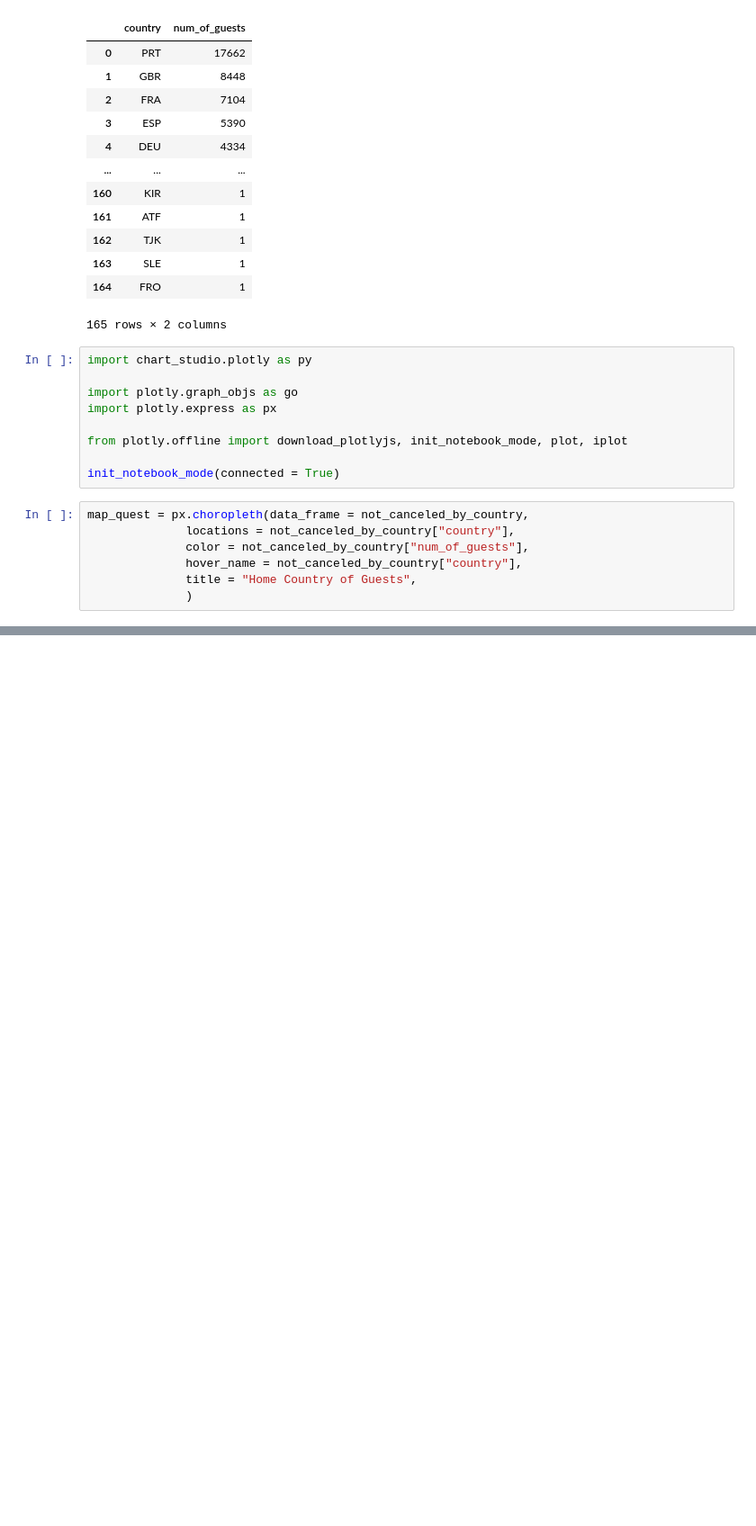
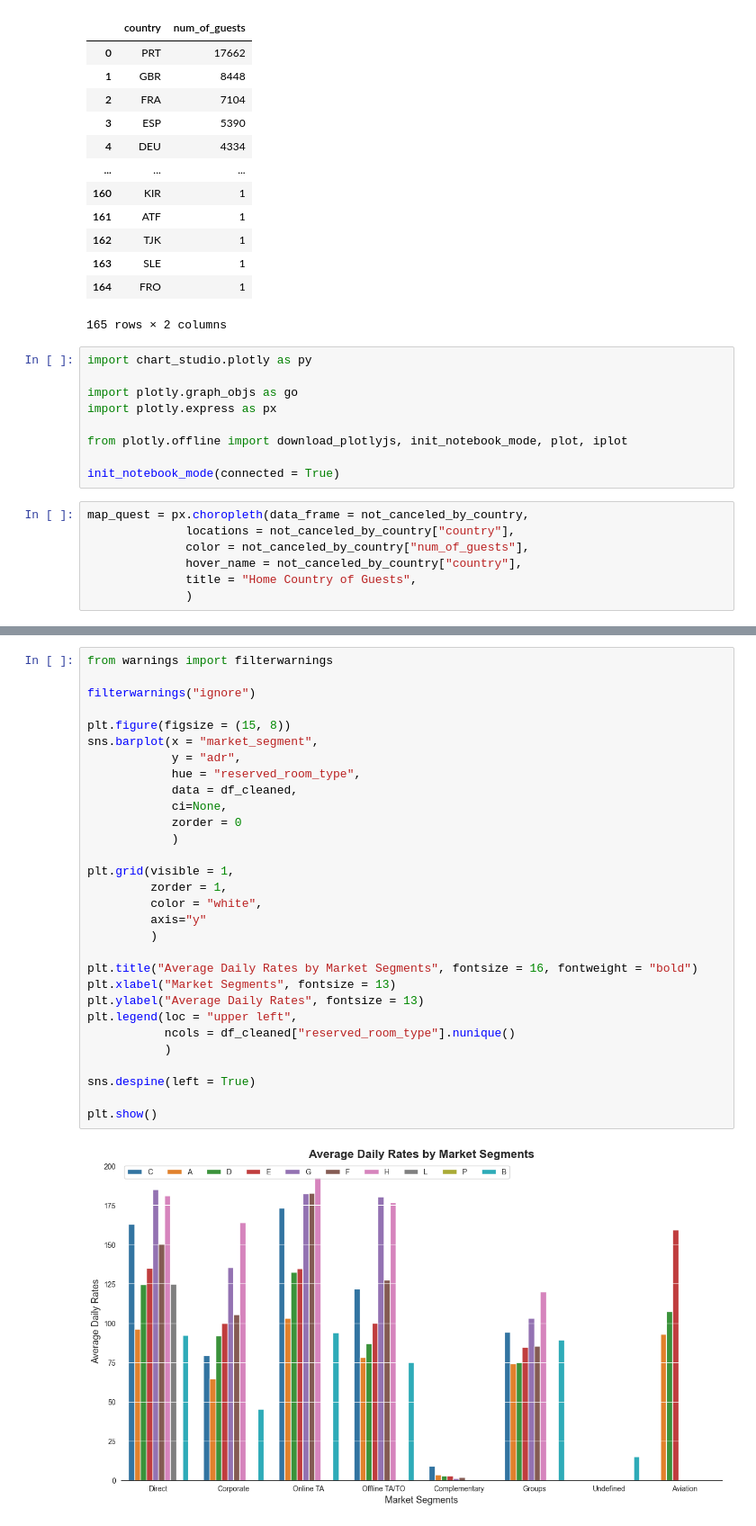
Before and after one commit to tolstoj48/hotel-booking, a Jupyter notebook: hotelbooking.ipynb, the cells around one changed output, grey strips where cells are left out. Shown at 90% size. Cells and saved outputs as stored; diff of their text form; blank space fills up the shorter version.

```diff
--- a/hotelbooking.ipynb
+++ b/hotelbooking.ipynb
@@ -192,0 +284,32 @@ map_quest.show()
+# %%
+from warnings import filterwarnings
+
+filterwarnings("ignore")
+
+plt.figure(figsize = (15, 8))
+sns.barplot(x = "market_segment",
+            y = "adr",
+            hue = "reserved_room_type",
+            data = df_cleaned,
+            ci=None,
+            zorder = 0
+            )
+
+plt.grid(visible = 1,
+         zorder = 1,
+         color = "white",
+         axis="y"
+         )
+
+plt.title("Average Daily Rates by Market Segments", fontsize = 16, fontweight = "bold")
+plt.xlabel("Market Segments", fontsize = 13)
+plt.ylabel("Average Daily Rates", fontsize = 13)
+plt.legend(loc = "upper left",
+           ncols = df_cleaned["reserved_room_type"].nunique()
+           )
+
+sns.despine(left = True)
+
+plt.show()
+# %% [output]
+[figure, added]
```
Also changed, not shown: parts of 6 cells of this notebook.
